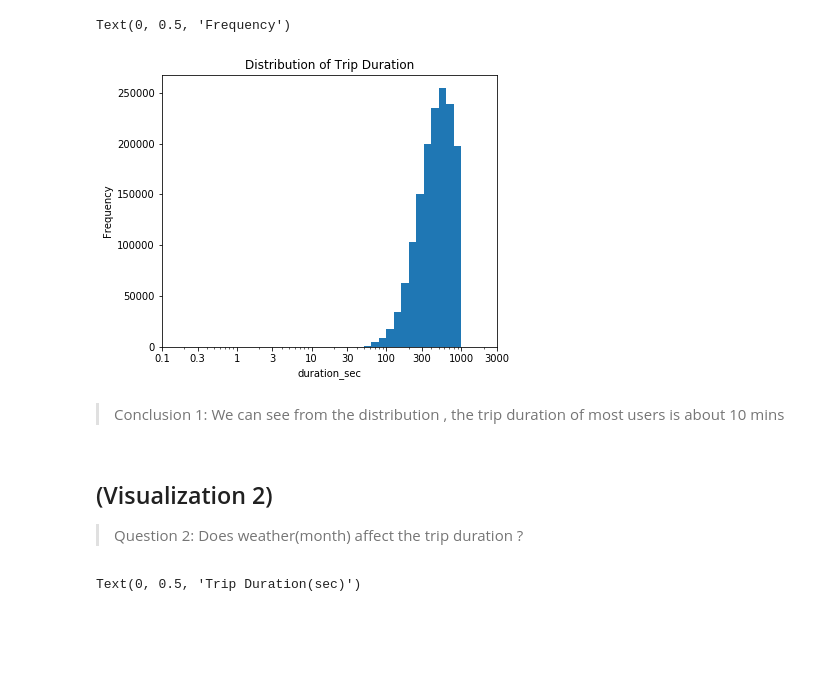
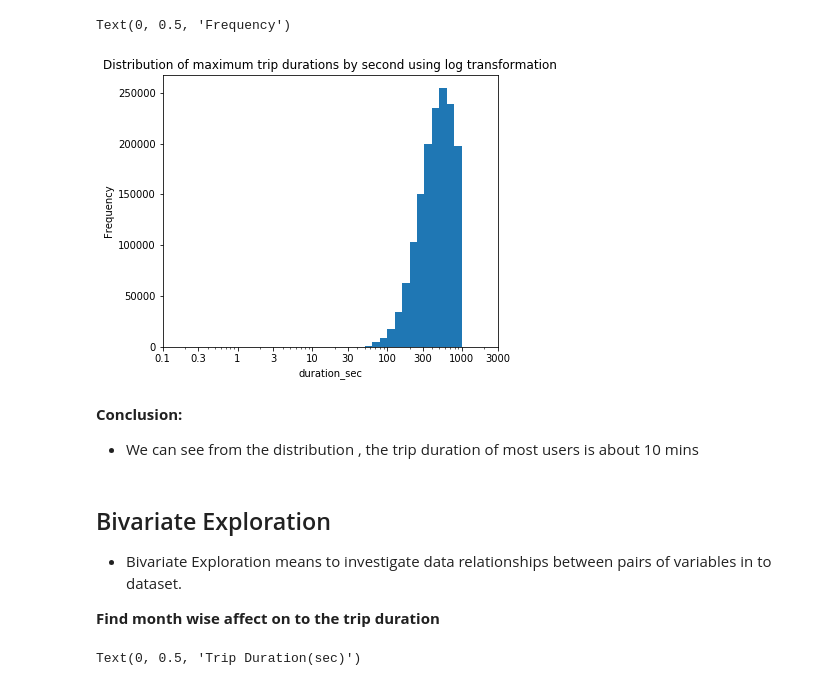
Before and after one commit to gchotai/Data-Analyst-Nanodegree, a Jupyter notebook: 5 - Communicate Data Findings with Ford Bike Sharing Data/slide_deck_template.ipynb, the cells around one changed output. Saved outputs shown, nothing was run; the diff lists cells and outputs as text; code cells hidden in the pictures; blank space fills up the shorter version.

```diff
--- a/5 - Communicate Data Findings with Ford Bike Sharing Data/slide_deck_template.ipynb
+++ b/5 - Communicate Data Findings with Ford Bike Sharing Data/slide_deck_template.ipynb
@@ -22,24 +25,21 @@ import os
 import warnings
 warnings.simplefilter("ignore")
 # %%
-# load in the dataset into a pandas dataframe
-curDir = os.getcwd()
-path = curDir+'/fordgobike/'
-text_files = os.listdir(path)
-#text_files
+#get data from zip.csv file and comible as one data source
+# prepare directory path for get data from zip.csv file
+dir = os.getcwd()
+path = dir + '/fordgobike/'
+all_files_lst = os.listdir(path)
 
-# build the frame df by appending each file
+# prepare dataset from diffrent csv file into single dataset
 file_list = []
 print ("reading data... ")
-for text_file in text_files:
-    #print(text_file)
-    filename = path+text_file
-    #print(filename)
+for file in all_files_lst:
+    filename = path + file
     df = pd.read_csv(filename)
     file_list.append(df)
 df_bike = pd.concat(file_list)
-
 df =  df_bike.copy()
-print(df.shape)
+df.shape
 # %% [output]
 reading data...
@@ -72,24 +76,28 @@ df.head(5)
 # %%
+#set bin size
 bin_edges = 10**np.arange(0 , 3+0.1 , 0.1)
 ticks =  [ 0.1 , 0.3 , 1 , 3, 10, 30, 100, 300,1000,3000]
 labels = ['{}'.format(v) for v in ticks]
-plt.figure(figsize=[6,5])
+#set plot feature
+plt.figure(figsize=[6, 5])
 plt.hist(data = df , x = 'duration_sec' , bins = bin_edges);
 plt.xticks(ticks,labels);
 plt.xlabel('duration_sec');
 plt.xscale('log');
 plt.xticks(ticks,labels);
-plt.title('Distribution of Trip Duration')
+plt.title('Distribution of maximum trip durations by second using log transformation')
 plt.ylabel('Frequency')
 # %% [output]
 Text(0, 0.5, 'Frequency')
-[figure, old version]
+[figure, new version]
 # %% [markdown]
-> Conclusion 1: We can see from the distribution , the trip duration of most users is about 10 mins
+<b>Conclusion:</b>
+- We can see from the distribution , the trip duration of most users is about 10 mins
-# %% [markdown]
-## (Visualization 2)
-
-> Question 2: Does weather(month) affect the trip duration ?
+# %% [markdown]
+## Bivariate Exploration
+- Bivariate Exploration means to investigate data relationships between pairs of variables in to dataset.
+
+<b>Find month wise affect on to the trip duration</b>
 # %%
 df['month_start'] = pd.DatetimeIndex(df['start_time']).month
 # We can check the trip duration over changes over each month.
```
Also changed, not shown: parts of 21 cells of this notebook, 4 other files.
